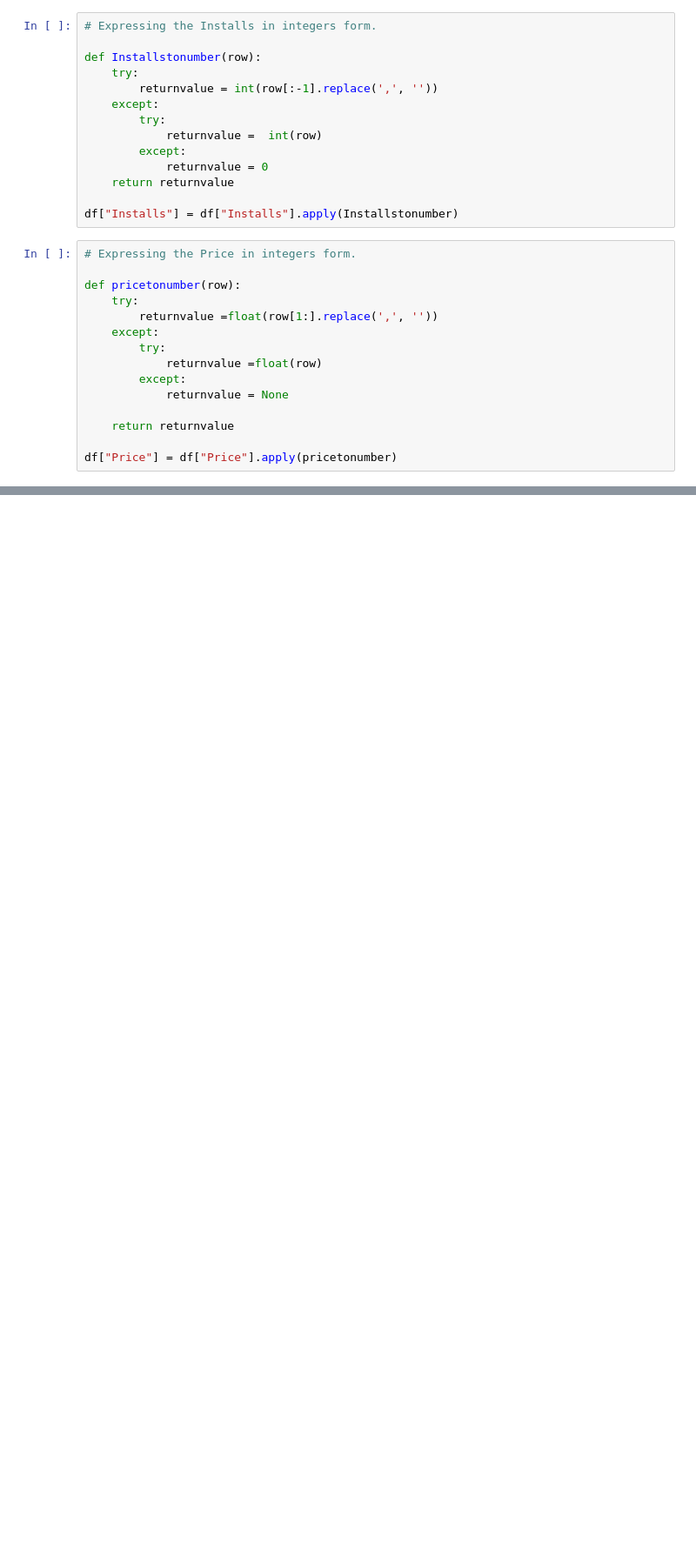
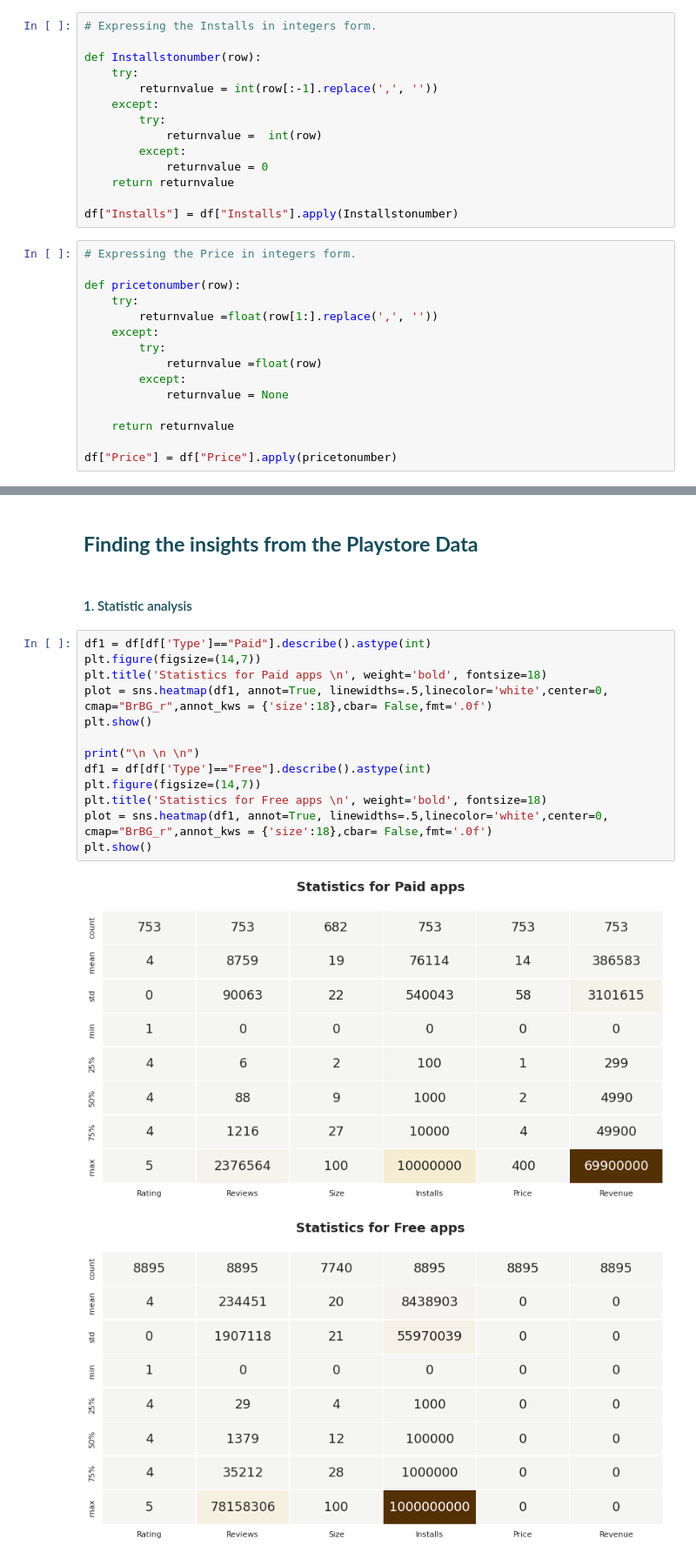
Before and after one commit to BharatSingla12/Play-Store-App-Review-Analysis-EDA-, a Jupyter notebook: Play_Store_App_Review_Analysis_Capstone_Project.ipynb, the cells around one changed output, grey strips where cells are left out. Shown at 87% size. Cells and saved outputs as stored; diff of their text form; blank space fills up the shorter version.

```diff
--- a/Play_Store_App_Review_Analysis_Capstone_Project.ipynb
+++ b/Play_Store_App_Review_Analysis_Capstone_Project.ipynb
@@ -813,0 +394,20 @@ Distribution plot of Rating, Reviews, Size, Installs, Price
+# %% [markdown]
+## <font size="+2" color='#144c5c'><b> Finding the insights from the Playstore Data
+# %% [markdown]
+#### <font  size="+1" color='#144c5c'> 1. Statistic analysis
+# %%
+df1 = df[df['Type']=="Paid"].describe().astype(int)
+plt.figure(figsize=(14,7))
+plt.title('Statistics for Paid apps \n', weight='bold', fontsize=18)
+plot = sns.heatmap(df1, annot=True, linewidths=.5,linecolor='white',center=0, cmap="BrBG_r",annot_kws = {'size':18},cbar= False,fmt='.0f')
+plt.show()
+
+print("\n \n \n")
+df1 = df[df['Type']=="Free"].describe().astype(int)
+plt.figure(figsize=(14,7))
+plt.title('Statistics for Free apps \n', weight='bold', fontsize=18)
+plot = sns.heatmap(df1, annot=True, linewidths=.5,linecolor='white',center=0, cmap="BrBG_r",annot_kws = {'size':18},cbar= False,fmt='.0f')
+plt.show()
+# %% [output]
+[figure, added]
+[figure, added]
```
Also changed, not shown: parts of 155 cells of this notebook.
